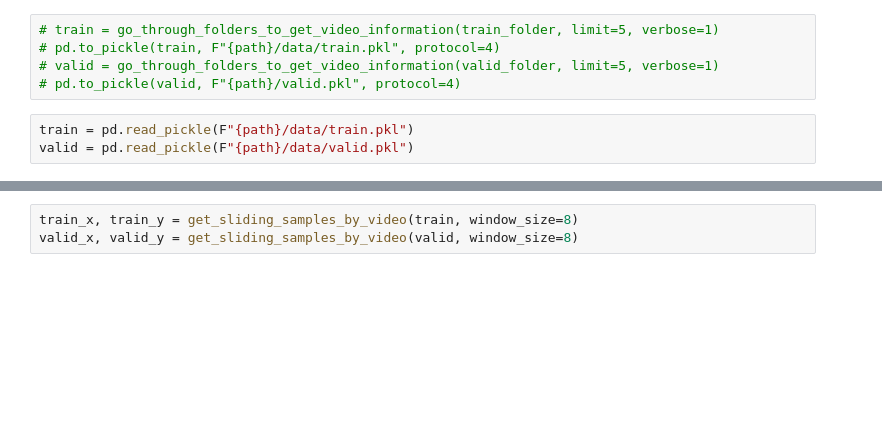
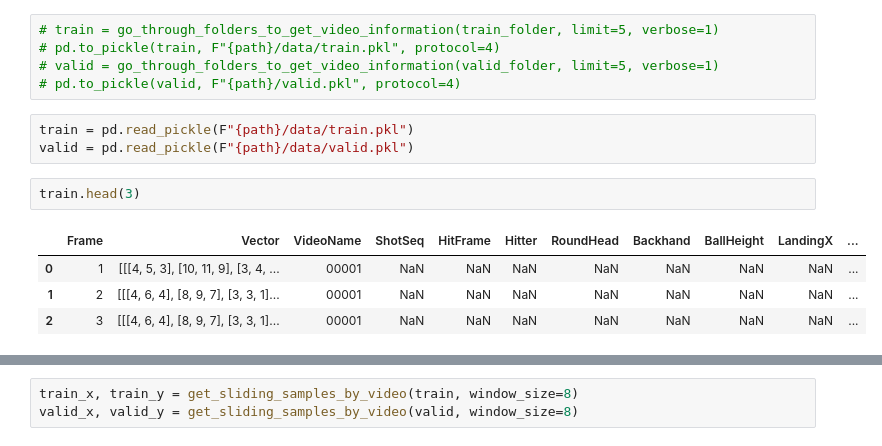
Before and after one commit to siang-chang/aidea-badminton-vision, a Jupyter notebook: src/detection/time_series_many_to_many.ipynb, the cells around one changed output, grey strips where cells are left out. Drawn from its saved outputs; the diff is of its cells as text; blank space fills up the shorter version.

```diff
--- a/src/detection/time_series_many_to_many.ipynb
+++ b/src/detection/time_series_many_to_many.ipynb
@@ -153,6 +163,13 @@ def get_sliding_samples_by_video(df, window_size=10):
 # %%
 train = pd.read_pickle(F"{path}/data/train.pkl")
 valid = pd.read_pickle(F"{path}/data/valid.pkl")
+# %%
+train.head(3)
+# %% [output]
+|  | Frame | Vector | VideoName | ShotSeq | HitFrame | Hitter | RoundHead | Backhand | BallHeight | LandingX | ... |
+| 0 | 1 | [[[4, 5, 3], [10, 11, 9], [3, 4, ... | 00001 | NaN | NaN | NaN | NaN | NaN | NaN | NaN | ... |
+| 1 | 2 | [[[4, 6, 4], [8, 9, 7], [3, 3, 1]... | 00001 | NaN | NaN | NaN | NaN | NaN | NaN | NaN | ... |
+| 2 | 3 | [[[4, 6, 4], [8, 9, 7], [3, 3, 1]... | 00001 | NaN | NaN | NaN | NaN | NaN | NaN | NaN | ... |
 # %%
 image = train['Vector'][0]
 plt.imshow(image)
```
Also changed, not shown: parts of 16 cells of this notebook.
